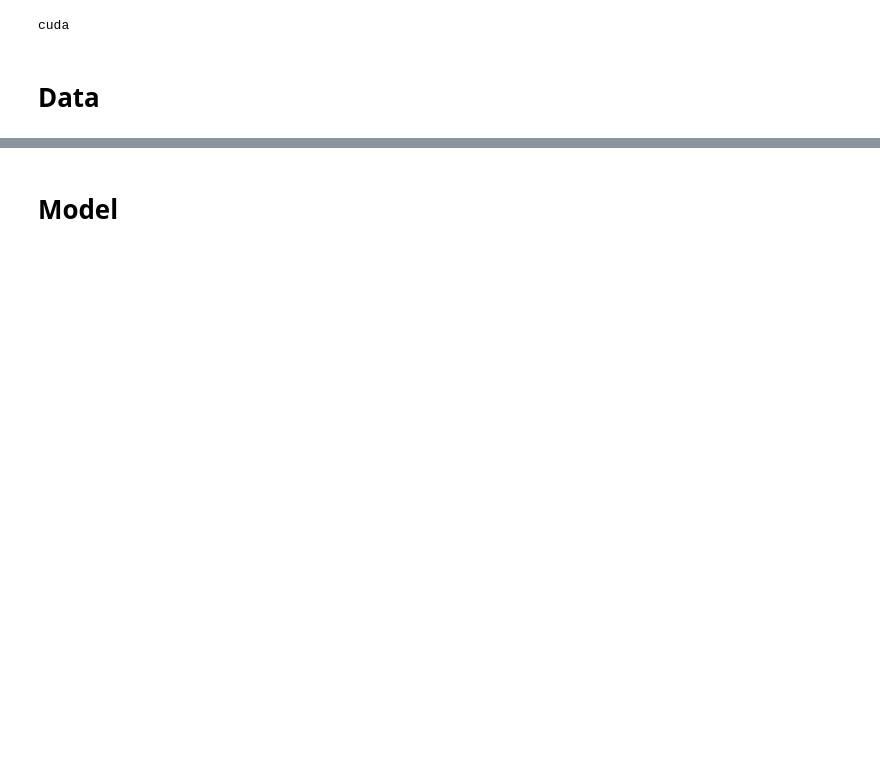
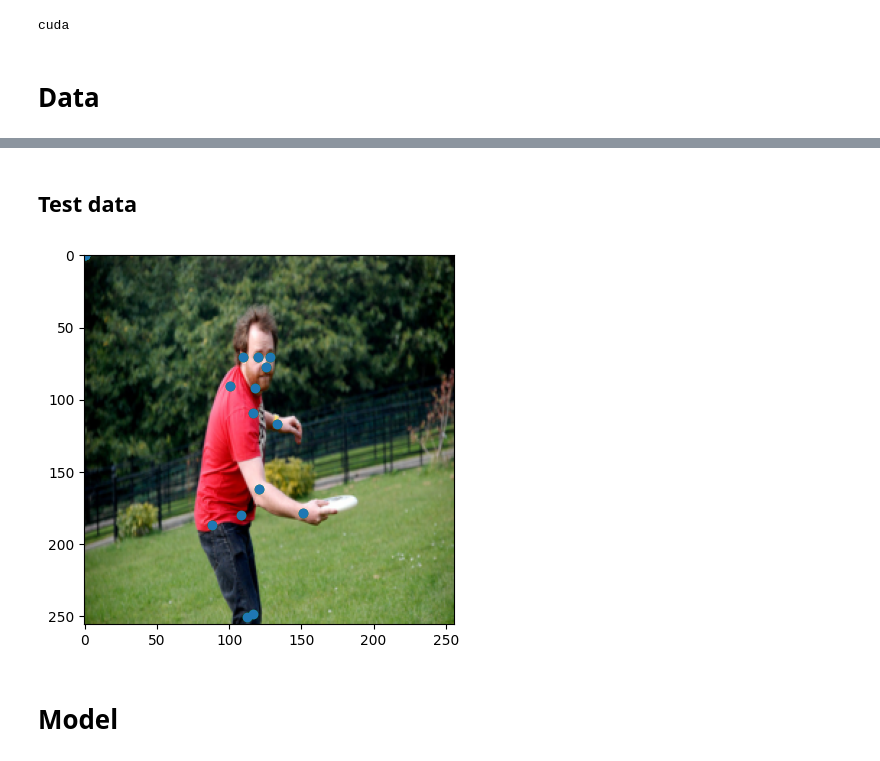
Before and after one commit to MaciejDengusiak/NN-Project, a Jupyter notebook: keypoints.ipynb, the cells around one changed output, grey strips where cells are left out. Drawn from its saved outputs; the diff is of its cells as text; code cells hidden in the pictures; blank space fills up the shorter version.

```diff
--- a/keypoints.ipynb
+++ b/keypoints.ipynb
@@ -104,7 +120,55 @@ index created!
+# %%
+subset_len_train = int(0.05 * len(train_dataset))
+subset_len_val = int(0.05 * len(val_dataset))
+subset_len_test = int(0.05 * len(test_dataset))
+
+train_dataset = torch.utils.data.Subset(train_dataset, range(subset_len_train))
+val_dataset = torch.utils.data.Subset(val_dataset, range(subset_len_val))
+test_dataset = torch.utils.data.Subset(test_dataset, range(subset_len_test))
 # %%
 train_loader = DataLoader(train_dataset, batch_size=8, shuffle=True, collate_fn=coco_collate_fn)
 val_loader = DataLoader(val_dataset, batch_size=8, shuffle=False, collate_fn=coco_collate_fn)
 test_loader = DataLoader(test_dataset, batch_size=8, shuffle=False, collate_fn=coco_collate_fn)
+# %% [markdown]
+## Test data
+# %%
+from itertools import cycle
+
+def visualize_prediction(img_tensor, keypoints_list, pred_keypoints_list=None):
+    img = img_tensor.permute(1, 2, 0).cpu().numpy()
+    plt.imshow(img)
+
+    for kp in keypoints_list:
+        kp = kp.view(-1, 2).cpu().numpy()
+        plt.scatter(kp[:, 0], kp[:, 1], c='g', label='GT')
+
+    if pred_keypoints_list is not None:
+        if isinstance(pred_keypoints_list, torch.Tensor):
+            pred_keypoints_list = [pred_keypoints_list]
+        for pk in pred_keypoints_list:
+            pk = pk.view(-1, 2).cpu().numpy()
+            plt.scatter(pk[:, 0], pk[:, 1], c='r', marker='x', label='Pred')
+
+    # Plot each set of keypoints (each human) in a different color
+    colors = cycle(plt.cm.tab10.colors)
+    for i, kp in enumerate(keypoints_list):
+        kp = kp.view(-1, 2).cpu().numpy()
+        color = next(colors)
+        plt.scatter(kp[:, 0], kp[:, 1], color=color, label=f'GT {i+1}')
+
+    plt.show()
+# %%
+imgs, targets = next(iter(test_loader))
+imgs = imgs.to(device)
+
+# Pick a random index from the batch
+idx = random.randint(0, imgs.shape[0] - 1)
+img = imgs[idx].cpu()
+gt_kpts = targets[idx]
+
+visualize_prediction(img, gt_kpts)
+# %% [output]
+[figure, added]
 # %% [markdown]
 # Model
 # %%
```
Also changed, not shown: parts of 11 cells of this notebook, 2 other files.
